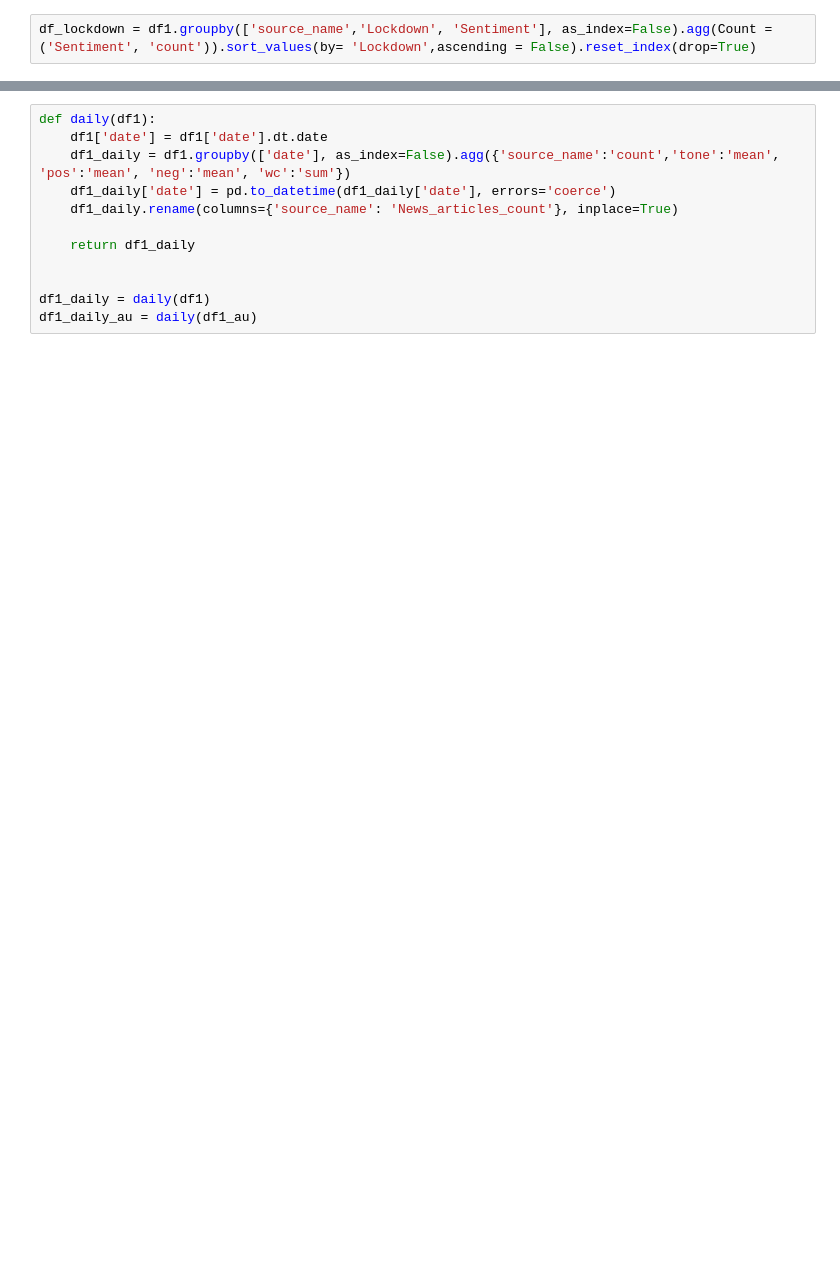
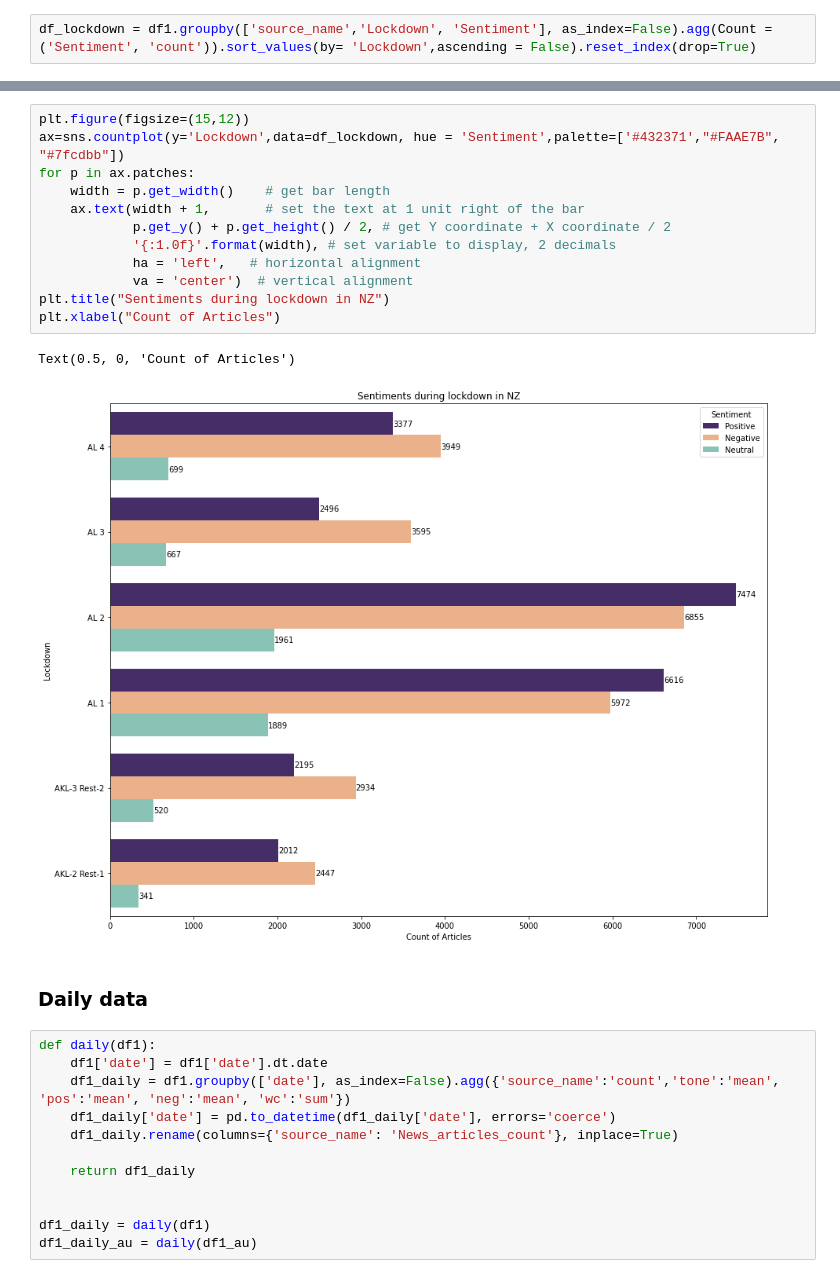
Before and after one commit to xaviermiles/web_sentiment_analysis, a Jupyter notebook: Gdelt/Gdelt_v1/gdelt-analysis.ipynb, the cells around one changed output, grey strips where cells are left out. Saved outputs shown, nothing was run; the diff lists cells and outputs as text; blank space fills up the shorter version.

```diff
--- a/Gdelt/Gdelt_v1/gdelt-analysis.ipynb
+++ b/Gdelt/Gdelt_v1/gdelt-analysis.ipynb
@@ -517,3 +521,20 @@ Text(0.5, 0, 'Count of Articles')
+# %%
+plt.figure(figsize=(15,12))
+ax=sns.countplot(y='Lockdown',data=df_lockdown, hue = 'Sentiment',palette=['#432371',"#FAAE7B", "#7fcdbb"])
+for p in ax.patches:
+    width = p.get_width()    # get bar length
+    ax.text(width + 1,       # set the text at 1 unit right of the bar
+            p.get_y() + p.get_height() / 2, # get Y coordinate + X coordinate / 2
+            '{:1.0f}'.format(width), # set variable to display, 2 decimals
+            ha = 'left',   # horizontal alignment
+            va = 'center')  # vertical alignment
+plt.title("Sentiments during lockdown in NZ")
+plt.xlabel("Count of Articles")
+# %% [output]
+Text(0.5, 0, 'Count of Articles')
+[figure, added]
+# %% [markdown]
+### Daily data
 # %%
 def daily(df1):
     df1['date'] = df1['date'].dt.date
```
Also changed, not shown: parts of 15 cells of this notebook.
